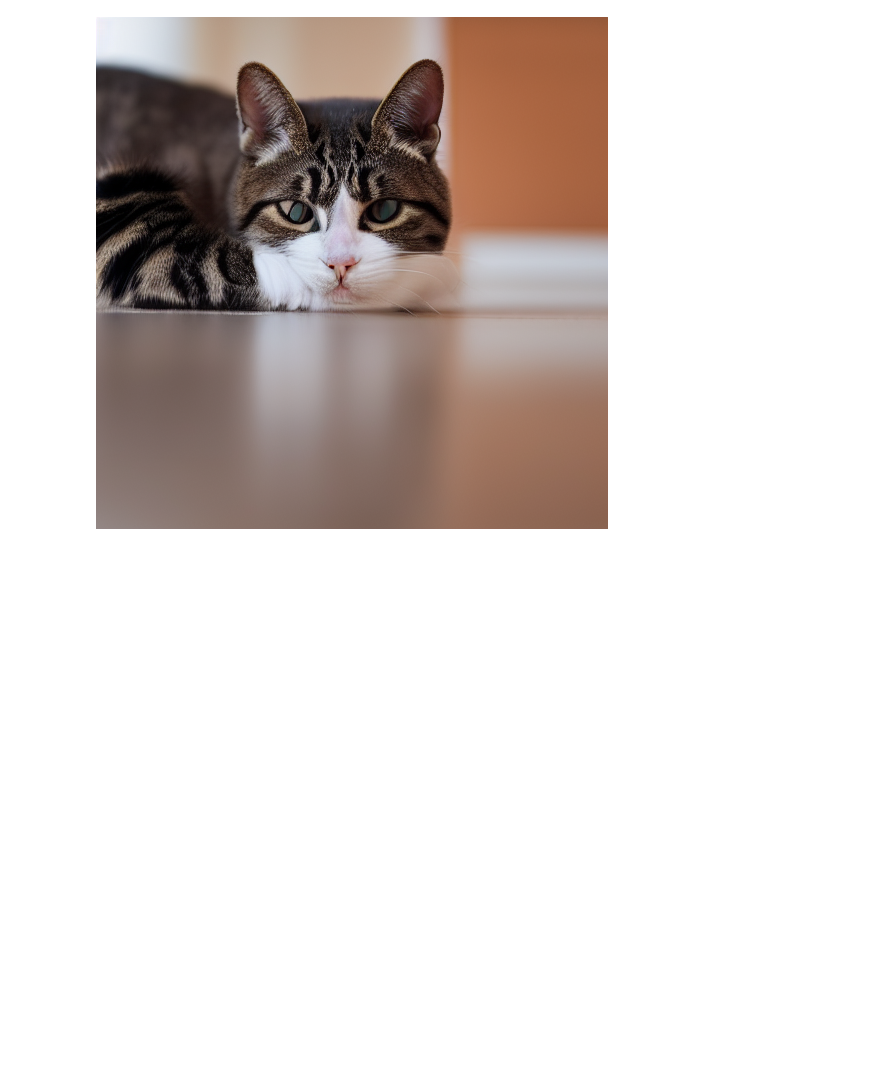
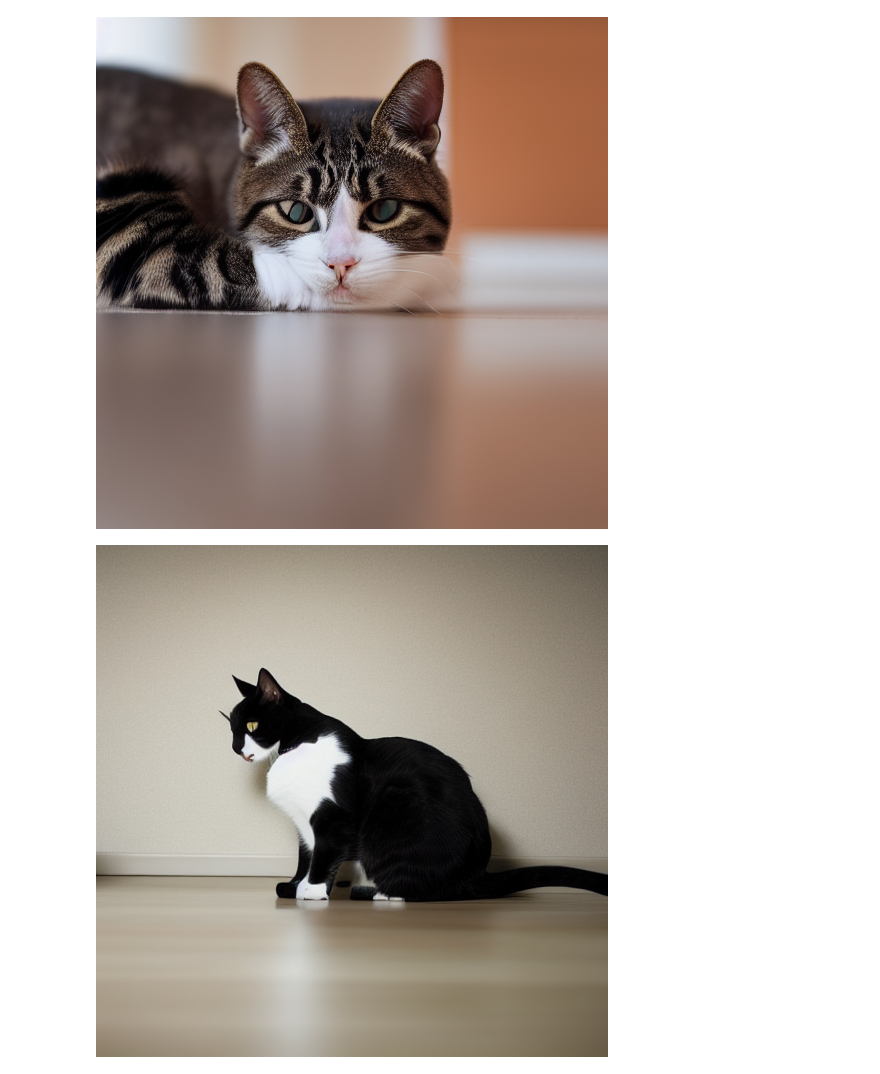
Before and after one commit to lbcsept/pytorch-stable-diffusion, a Jupyter notebook: sd/demo.ipynb, the cells around one changed output. Saved outputs shown, nothing was run; the diff lists cells and outputs as text; code cells hidden in the pictures; blank space fills up the shorter version.

Commit message:
wip, still not generating ok in debug2

```diff
--- a/sd/demo.ipynb
+++ b/sd/demo.ipynb
@@ -67,3 +67,65 @@ Image.fromarray(output_image)
 # %% [output]
 Using device: cpu
 [figure]
+# %%
+import model_loader
+import pipeline
+from PIL import Image
+from transformers import CLIPTokenizer
+import torch
+
+DEVICE = "cpu"
+
+ALLOW_CUDA = False
+ALLOW_MPS = False
+
+if torch.cuda.is_available() and ALLOW_CUDA:
+    DEVICE = "cuda"
+elif torch.has_mps or torch.backend.mps.is_available() and ALLOW_MPS:
+    DEVICE = "mps"
+
+
+tokenizer = CLIPTokenizer("../data/vocab.json", merges_file = "../data/merges.txt")
+model_file = "../data/v1-5-pruned-emaonly.ckpt"
+models = model_loader.preload_models_from_standard_weights(model_file, DEVICE)
+
+## TEXT to IMAGE
+
+prompt = "A cat streching on the floor, highly detailed, ultra sharp, cinematic, 8K resolution"
+uncond_prompt = "" # can be a negative prompt
+do_cfg = True
+cfg_scale = 7
+
+## IMAGE TO IMAGE
+
+input_image = None
+image_path = "../image/dog.jpg"
+# input_image = Image.open(image_path)
+strength = 0.9
+
+
+sampler = "ddpm"
+num_inference_steps = 50
+seed = 42
+
+output_image = pipeline.generate(
+    prompt=prompt,
+    uncond_prompt=uncond_prompt,
+    input_image=input_image,
+    strength=strength,
+    do_cfg=do_cfg,
+    cfg_scale=cfg_scale,
+    sampler_name=sampler,
+    n_inference_steps=num_inference_steps,
+    models=models,
+    seed=seed,
+    device=DEVICE,
+    idle_device="cpu",
+    tokenizer=tokenizer
+
+)
+/Users/nikoenki/Documents/prog/pytorch-stable-diffusion/sd-nv_debug
+
+Image.fromarray(output_image)
+# %% [output]
+[figure, added]
```
Also changed, not shown: 27 other files.
